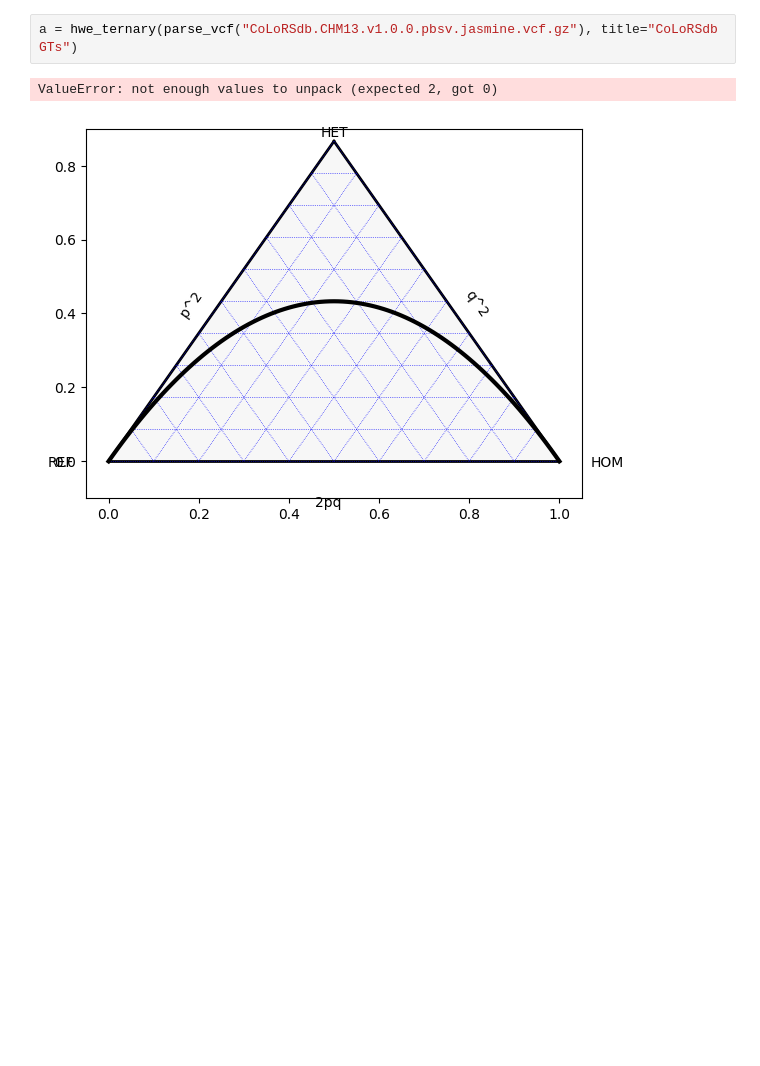
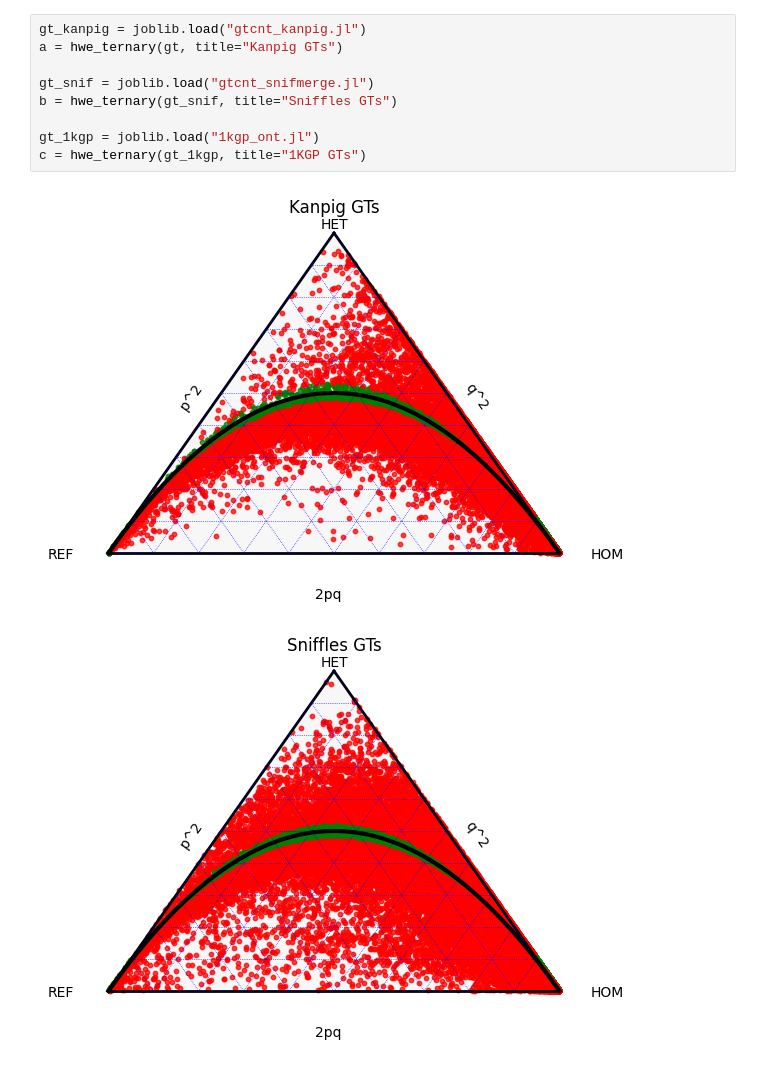
Before and after one commit to fabio-cunial/kanpig_experiments, a Jupyter notebook: manuscript/1kgp/TernaryPlot.ipynb, the cells around one changed output. Saved outputs shown, nothing was run; the diff lists cells and outputs as text; blank space fills up the shorter version.

Commit message:
hwe plots first draft

```diff
--- a/manuscript/1kgp/TernaryPlot.ipynb
+++ b/manuscript/1kgp/TernaryPlot.ipynb
@@ -119,7 +135,14 @@ def hwe_ternary(genotype_counts, alpha=0.05, title=""):
 
     return ret
 # %%
-a = hwe_ternary(parse_vcf("CoLoRSdb.CHM13.v1.0.0.pbsv.jasmine.vcf.gz"), title="CoLoRSdb GTs")
+gt_kanpig = joblib.load("gtcnt_kanpig.jl")
+a = hwe_ternary(gt, title="Kanpig GTs")
+
+gt_snif = joblib.load("gtcnt_snifmerge.jl")
+b = hwe_ternary(gt_snif, title="Sniffles GTs")
+
+gt_1kgp = joblib.load("1kgp_ont.jl")
+c = hwe_ternary(gt_1kgp, title="1KGP GTs")
 # %% [output]
-ValueError: not enough values to unpack (expected 2, got 0)
-[figure, old version]
+[figure, new version]
+[figure, added]
```
Also changed, not shown: parts of 11 cells of this notebook.
